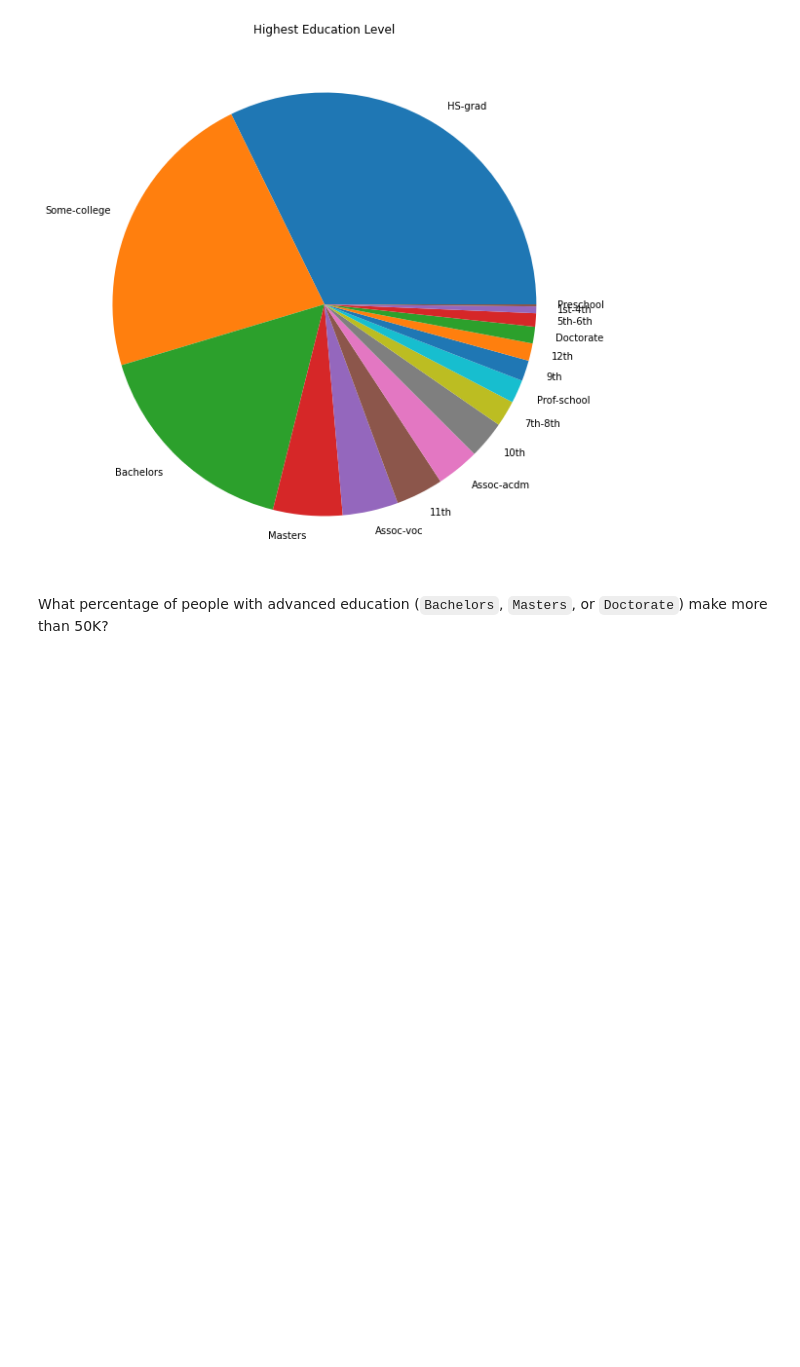
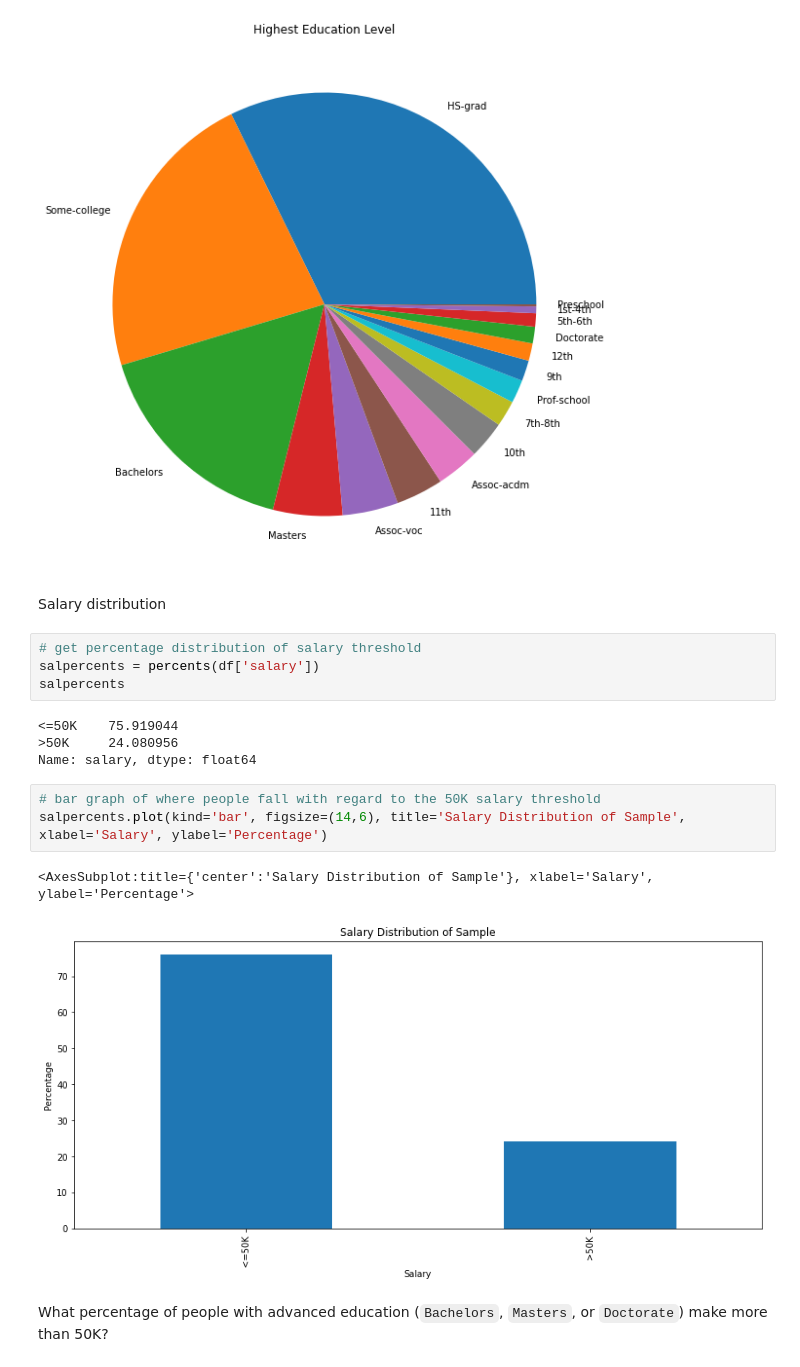
Before and after one commit to rhynerj/demographic-data-analyzer, a Jupyter notebook: demographic-data-analyzer.ipynb, the cells around one changed output. Cells and saved outputs as stored; diff of their text form; blank space fills up the shorter version.

```diff
--- a/demographic-data-analyzer.ipynb
+++ b/demographic-data-analyzer.ipynb
@@ -191,6 +191,22 @@ bpercents.plot(kind='pie', figsize=(10,10), title='Highest Education Level', yla
 # %% [output]
 <AxesSubplot:title={'center':'Highest Education Level'}>
 [figure]
+# %% [markdown]
+Salary distribution
+# %%
+# get percentage distribution of salary threshold
+salpercents = percents(df['salary'])
+salpercents
+# %% [output]
+<=50K    75.919044
+>50K     24.080956
+Name: salary, dtype: float64
+# %%
+# bar graph of where people fall with regard to the 50K salary threshold
+salpercents.plot(kind='bar', figsize=(14,6), title='Salary Distribution of Sample', xlabel='Salary', ylabel='Percentage')
+# %% [output]
+<AxesSubplot:title={'center':'Salary Distribution of Sample'}, xlabel='Salary', ylabel='Percentage'>
+[figure, added]
 # %% [markdown]
 What percentage of people with advanced education (`Bachelors`, `Masters`, or `Doctorate`) make more than 50K?
 # %%
```
Also changed, not shown: parts of 1 cell of this notebook.
